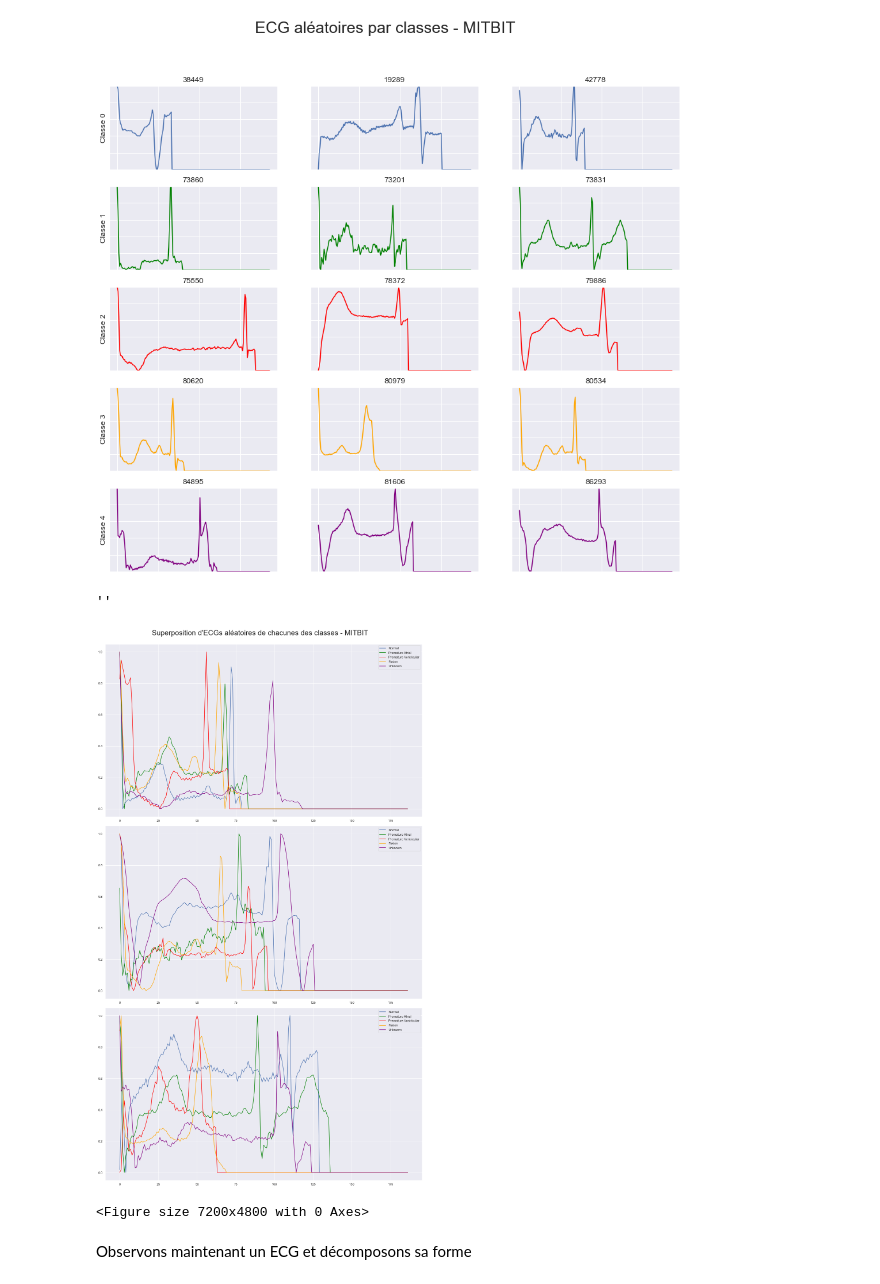
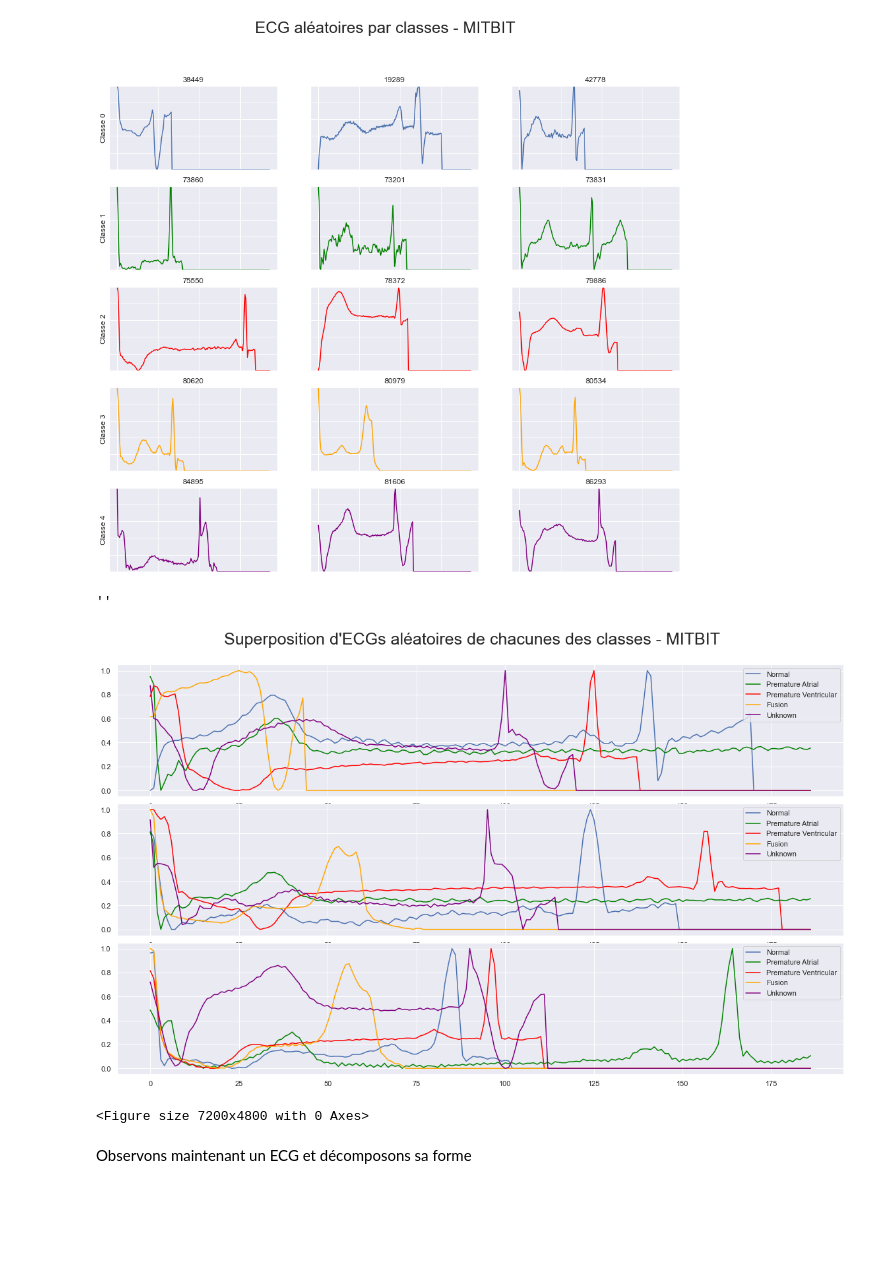
Before and after one commit to SamanthC/Pypitations, a Jupyter notebook: Data_exp_v2.ipynb, the cells around one changed output. Saved outputs shown, nothing was run; the diff lists cells and outputs as text; code cells hidden in the pictures; blank space fills up the shorter version.

```diff
--- a/Data_exp_v2.ipynb
+++ b/Data_exp_v2.ipynb
@@ -121,37 +121,39 @@ for i in range(0,5):
             axes[i,j].set_title("{}".format(mit_train_4.iloc[indices[i][j]].name))
 # %% [output]
 [figure]
-# %%
-sns.set_theme()
-fig, axes = plt.subplots(3, 1, figsize = (16,27))
-fig.suptitle("Superposition d'ECGs aléatoires de chacunes des classes - MITBIT", fontsize = 25, y = 1)
-
-
-indices = [
-    [random.randint(0, len(mit_train_0)-1), random.randint(0, len(mit_train_0)-1), random.randint(0, len(mit_train_0)-1)],
-    [random.randint(0, len(mit_train_1)-1), random.randint(0, len(mit_train_1)-1), random.randint(0, len(mit_train_1)-1)],
-    [random.randint(0, len(mit_train_2)-1), random.randint(0, len(mit_train_2)-1), random.randint(0, len(mit_train_2)-1)],
-    [random.randint(0, len(mit_train_3)-1), random.randint(0, len(mit_train_3)-1), random.randint(0, len(mit_train_3)-1)],
-    [random.randint(0, len(mit_train_4)-1), random.randint(0, len(mit_train_4)-1), random.randint(0, len(mit_train_4)-1)]
-]
-
-for i in range(0,3) :
-    axes[i].plot(mit_train_0.iloc[indices[0][i],:-1], label = 'Normal' )
-    axes[i].plot(mit_train_1.iloc[indices[1][i],:-1], label = 'Premature Atrial', color = 'green')
-    axes[i].plot(mit_train_2.iloc[indices[2][i],:-1], label = 'Premature Ventricular', color = 'red')
-    axes[i].plot(mit_train_3.iloc[indices[3][i],:-1], label = 'Fusion', color = 'orange')
-    axes[i].plot(mit_train_4.iloc[indices[4][i],:-1], label = 'Unknown', color = 'purple')
-    axes[i].legend()
-
-
-fig.tight_layout()
-plt.figure(dpi=1200)
-plt.savefig('mit_classe_superp.png', dpi = 1200)
-;
-# %% [output]
-''
-[figure, removed]
-<Figure size 7200x4800 with 0 Axes>
+# %%
+sns.set_theme()
+fig, axes = plt.subplots(3, 1, figsize = (16,27))
+fig.suptitle("Superposition d'ECGs aléatoires de chacunes des classes - MITBIT", fontsize = 25, y = 1.05)
+
+
+indices = [
+    [random.randint(0, len(mit_train_0)-1), random.randint(0, len(mit_train_0)-1), random.randint(0, len(mit_train_0)-1)],
+    [random.randint(0, len(mit_train_1)-1), random.randint(0, len(mit_train_1)-1), random.randint(0, len(mit_train_1)-1)],
+    [random.randint(0, len(mit_train_2)-1), random.randint(0, len(mit_train_2)-1), random.randint(0, len(mit_train_2)-1)],
+    [random.randint(0, len(mit_train_3)-1), random.randint(0, len(mit_train_3)-1), random.randint(0, len(mit_train_3)-1)],
+    [random.randint(0, len(mit_train_4)-1), random.randint(0, len(mit_train_4)-1), random.randint(0, len(mit_train_4)-1)]
+]
+
+for i in range(0,3) :
+    axes[i].plot(mit_train_0.iloc[indices[0][i],:-1], label = 'Normal' )
+    axes[i].plot(mit_train_1.iloc[indices[1][i],:-1], label = 'Premature Atrial', color = 'green')
+    axes[i].plot(mit_train_2.iloc[indices[2][i],:-1], label = 'Premature Ventricular', color = 'red')
+    axes[i].plot(mit_train_3.iloc[indices[3][i],:-1], label = 'Fusion', color = 'orange')
+    axes[i].plot(mit_train_4.iloc[indices[4][i],:-1], label = 'Unknown', color = 'purple')
+    axes[i].legend()
+
+
+fig.tight_layout()
+fig = plt.gcf()
+fig.set_size_inches(16, 9)
+plt.figure(dpi=1200)
+plt.savefig('mit_classe_superp.png', dpi = 300)
+;
+# %% [output]
+''
+[figure, added]
+<Figure size 7200x4800 with 0 Axes>
 # %% [markdown]
 Observons maintenant un ECG et décomposons sa forme
 # %%
```
Also changed, not shown: parts of 8 cells of this notebook.
